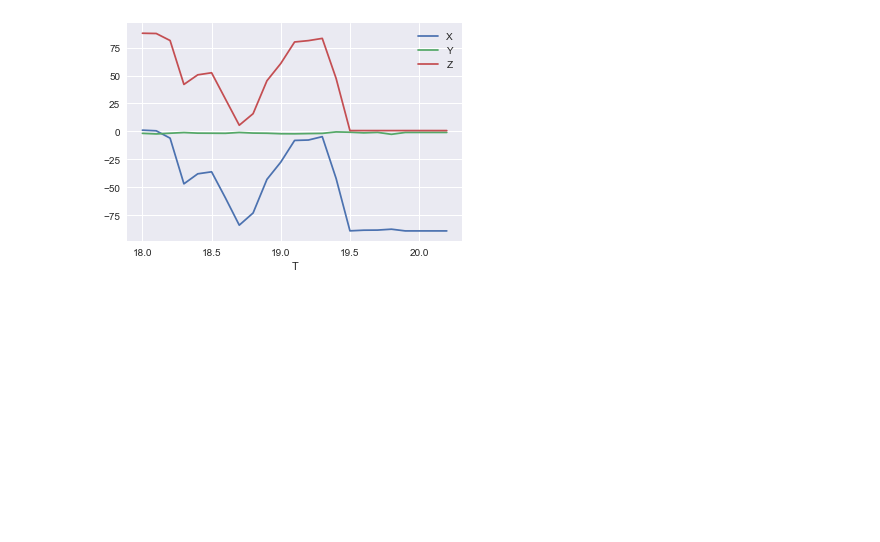
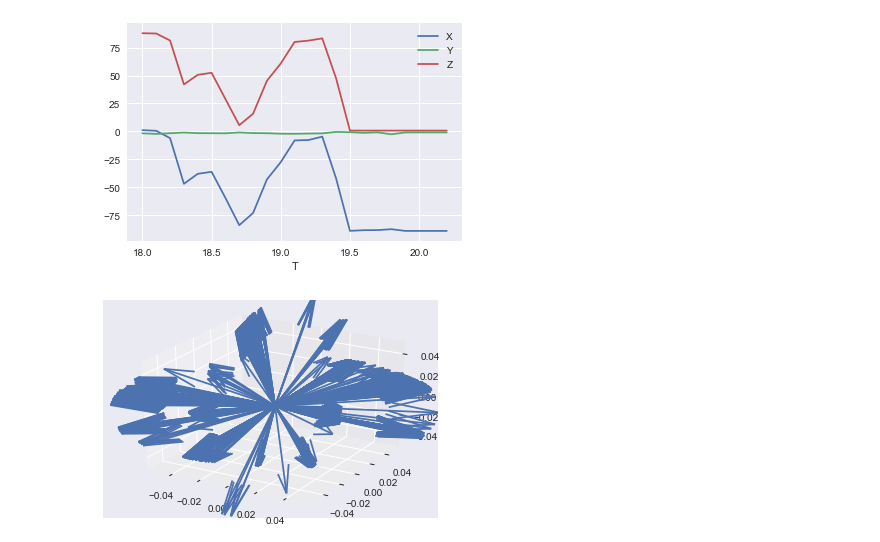
Before and after one commit to mehdig-exe/Third-Year-Project, a Jupyter notebook: Mehdi/Data Analysis.ipynb, the cells around one changed output. Cells and saved outputs as stored; diff of their text form; code cells hidden in the pictures; blank space fills up the shorter version.

```diff
--- a/Mehdi/Data Analysis.ipynb
+++ b/Mehdi/Data Analysis.ipynb
@@ -65,3 +109,17 @@ data_series.plot()
 plt.show()
 # %% [output]
 [figure]
+# %%
+crossArray = []
+X,Y,Z,T = [],[],[],[]
+%matplotlib inline
+fig = plt.figure()
+ax = plt.axes(projection='3d')
+for i,j in enumerate(x1[0:2146]):
+    crossArray.append(np.cross(x1[i],x1[i+1],))
+    ax.quiver(0, 0, 0, crossArray[i][0], crossArray[i][1], crossArray[i][2], length=0.1, normalize=True)
+    X.append(x1[i][0])
+    Y.append(x1[i][1])
+    Z.append(x1[i][2])
+# %% [output]
+[figure, added]
```
Also changed, not shown: parts of 6 cells of this notebook.
